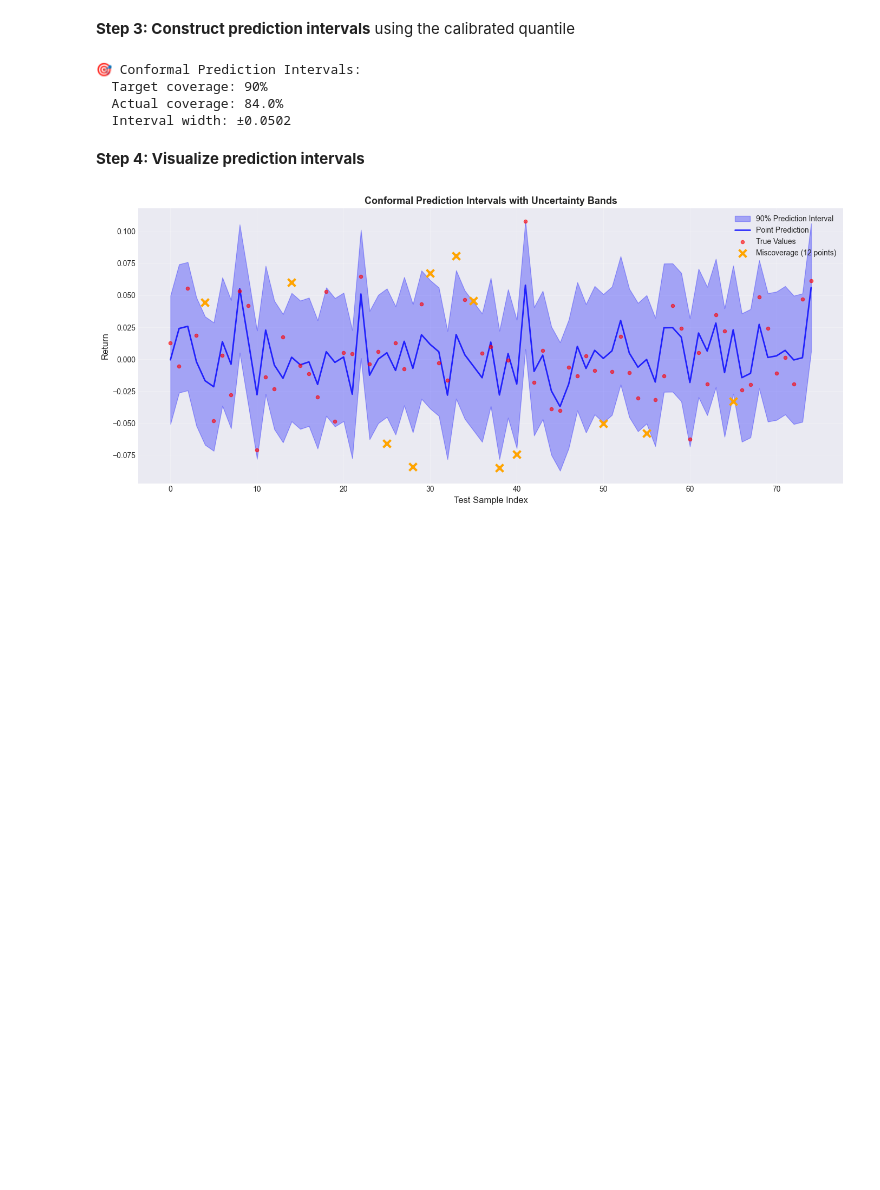
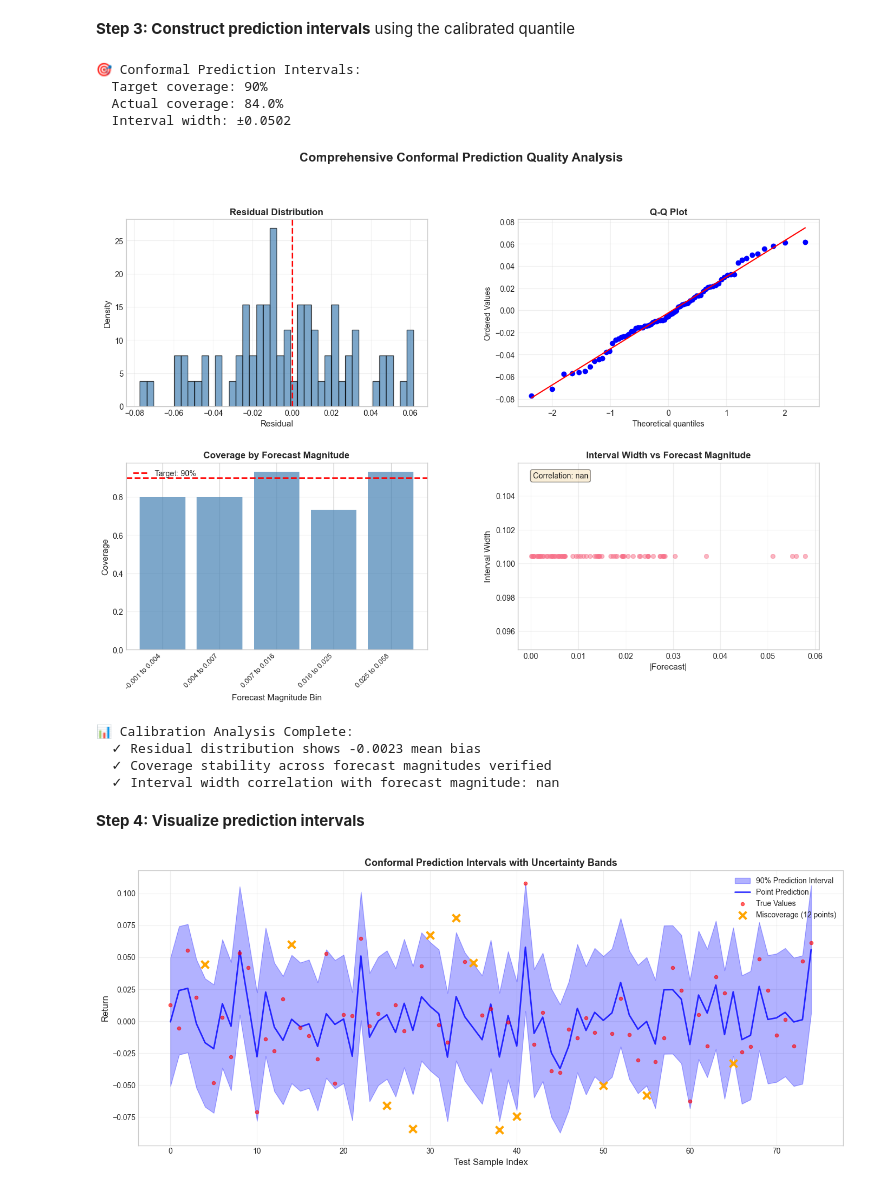
Before and after one commit to void-veritas/wqu_capstone, a Jupyter notebook: report.ipynb, the cells around one changed output. Drawn from its saved outputs; the diff is of its cells as text; code cells hidden in the pictures; blank space fills up the shorter version.

```diff
--- a/report.ipynb
+++ b/report.ipynb
@@ -240,6 +336,29 @@ print(f"  Interval width: ±{conformal_quantile:.4f}")
   Target coverage: 90%
   Actual coverage: 84.0%
   Interval width: ±0.0502
+# %%
+# Comprehensive calibration analysis using our visualization utilities
+fig = CPVisualizer.plot_calibration_analysis(
+    forecasts=y_pred_test,
+    actuals=y_test_demo,
+    lower=lower_bounds,
+    upper=upper_bounds,
+    figsize=(16, 10)
+)
+plt.suptitle('Comprehensive Conformal Prediction Quality Analysis',
+             fontsize=16, fontweight='bold', y=1.00)
+plt.show()
+
+print("\n📊 Calibration Analysis Complete:")
+print(f"  ✓ Residual distribution shows {np.mean(y_test_demo - y_pred_test):.4f} mean bias")
+print(f"  ✓ Coverage stability across forecast magnitudes verified")
+print(f"  ✓ Interval width correlation with forecast magnitude: {np.corrcoef(np.abs(y_pred_test), upper_bounds - lower_bounds)[0,1]:.3f}")
+# %% [output]
+[figure, added]
+📊 Calibration Analysis Complete:
+  ✓ Residual distribution shows -0.0023 mean bias
+  ✓ Coverage stability across forecast magnitudes verified
+  ✓ Interval width correlation with forecast magnitude: nan
 # %% [markdown]
 **Step 4: Visualize prediction intervals**
 # %%
```
Also changed, not shown: parts of 21 cells of this notebook, 6 other files.
